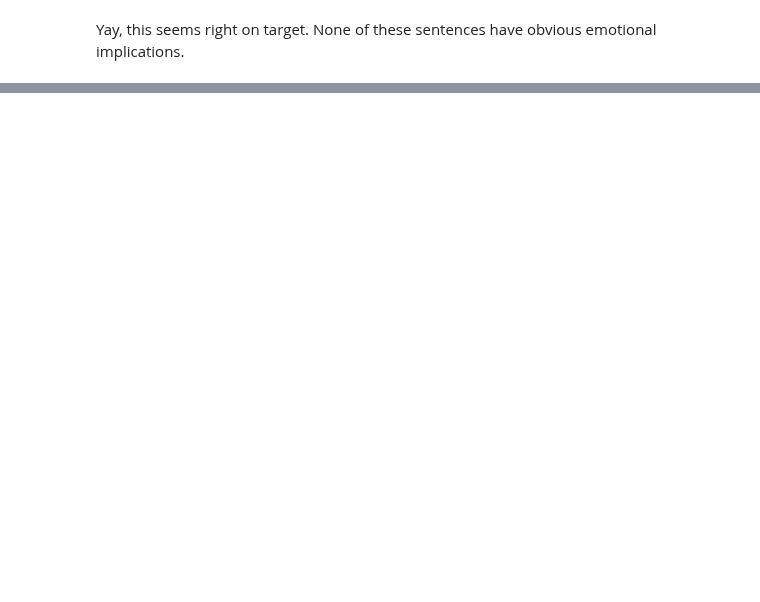
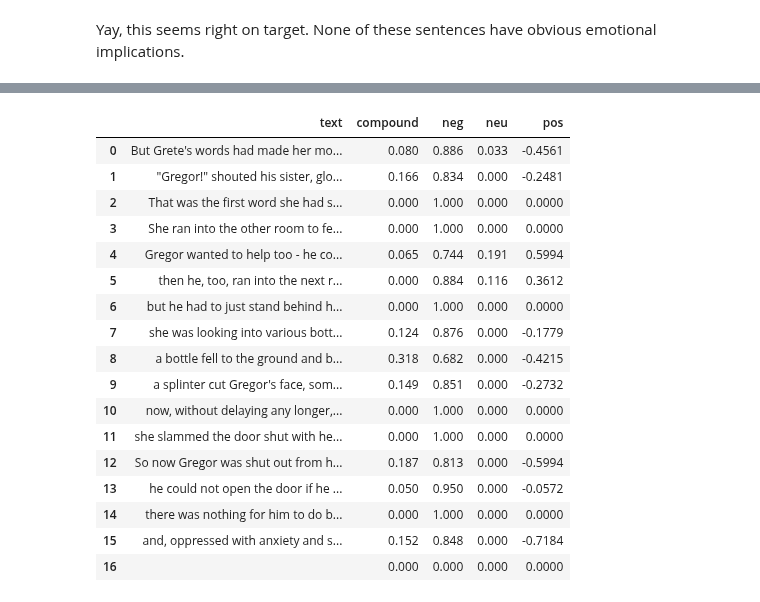
Before and after one commit to jennifernj/NLP-for-philosophy, a Jupyter notebook: Metamorphosis analysis.ipynb, the cells around one changed output, grey strips where cells are left out. Drawn from its saved outputs; the diff is of its cells as text; code cells hidden in the pictures; blank space fills up the shorter version.

```diff
--- a/Metamorphosis analysis.ipynb
+++ b/Metamorphosis analysis.ipynb
@@ -433,0 +437,23 @@ Let's zoom in on the sentiment scores for a significant scene.
+# %%
+turning_pt_table = pd.DataFrame(columns = ['text', 'compound', 'neg', 'neu', 'pos'])
+# %%
+turning_pt_table
+# %% [output]
+|  | text | compound | neg | neu | pos |
+| 0 | But Grete's words had made her mo... | 0.080 | 0.886 | 0.033 | -0.4561 |
+| 1 | "Gregor!" shouted his sister, glo... | 0.166 | 0.834 | 0.000 | -0.2481 |
+| 2 | That was the first word she had s... | 0.000 | 1.000 | 0.000 | 0.0000 |
+| 3 | She ran into the other room to fe... | 0.000 | 1.000 | 0.000 | 0.0000 |
+| 4 | Gregor wanted to help too - he co... | 0.065 | 0.744 | 0.191 | 0.5994 |
+| 5 | then he, too, ran into the next r... | 0.000 | 0.884 | 0.116 | 0.3612 |
+| 6 | but he had to just stand behind h... | 0.000 | 1.000 | 0.000 | 0.0000 |
+| 7 | she was looking into various bott... | 0.124 | 0.876 | 0.000 | -0.1779 |
+| 8 | a bottle fell to the ground and b... | 0.318 | 0.682 | 0.000 | -0.4215 |
+| 9 | a splinter cut Gregor's face, som... | 0.149 | 0.851 | 0.000 | -0.2732 |
+| 10 | now, without delaying any longer,... | 0.000 | 1.000 | 0.000 | 0.0000 |
+| 11 | she slammed the door shut with he... | 0.000 | 1.000 | 0.000 | 0.0000 |
+| 12 | So now Gregor was shut out from h... | 0.187 | 0.813 | 0.000 | -0.5994 |
+| 13 | he could not open the door if he ... | 0.050 | 0.950 | 0.000 | -0.0572 |
+| 14 | there was nothing for him to do b... | 0.000 | 1.000 | 0.000 | 0.0000 |
+| 15 | and, oppressed with anxiety and s... | 0.152 | 0.848 | 0.000 | -0.7184 |
+| 16 |  | 0.000 | 0.000 | 0.000 | 0.0000 |
```
Also changed, not shown: parts of 16 cells of this notebook.
